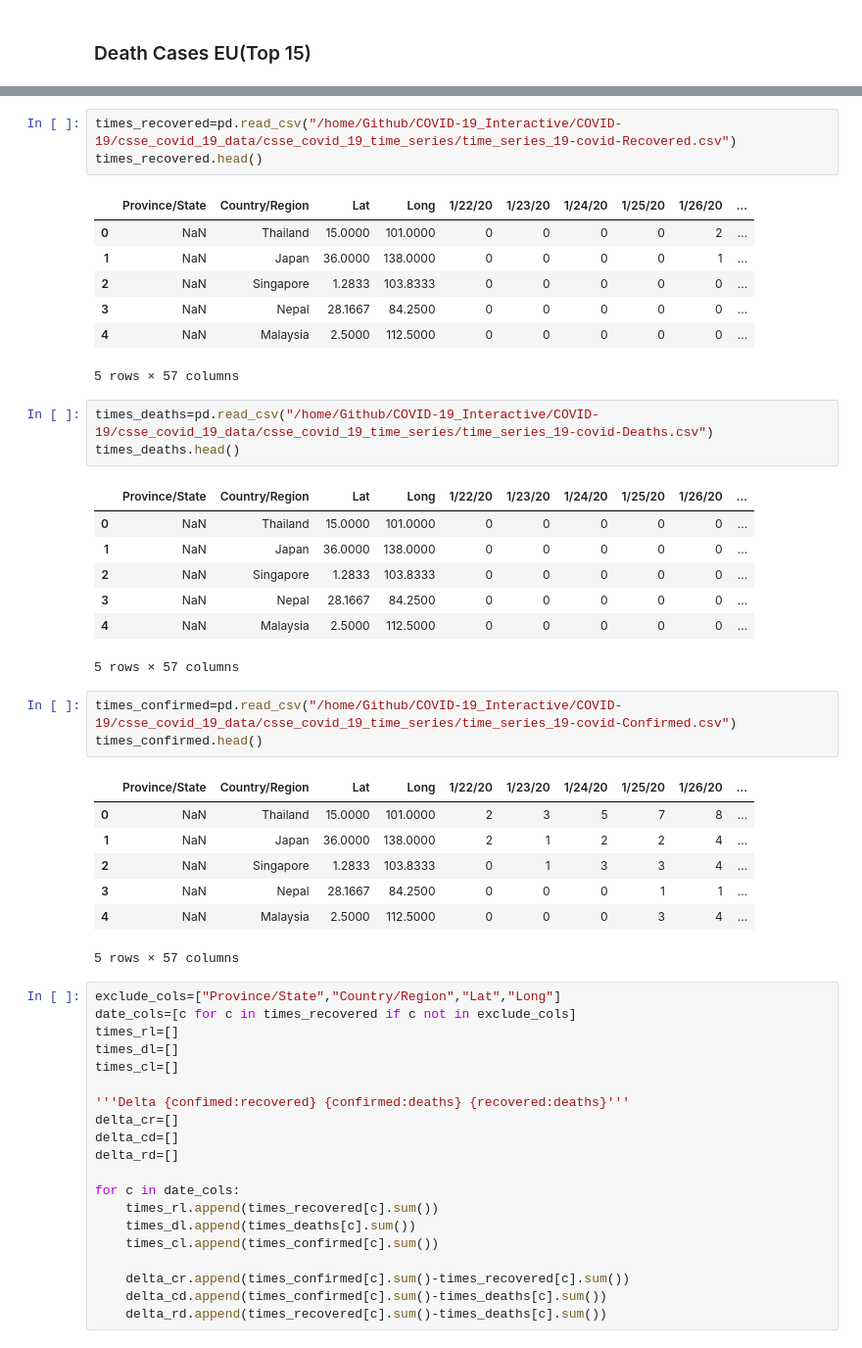
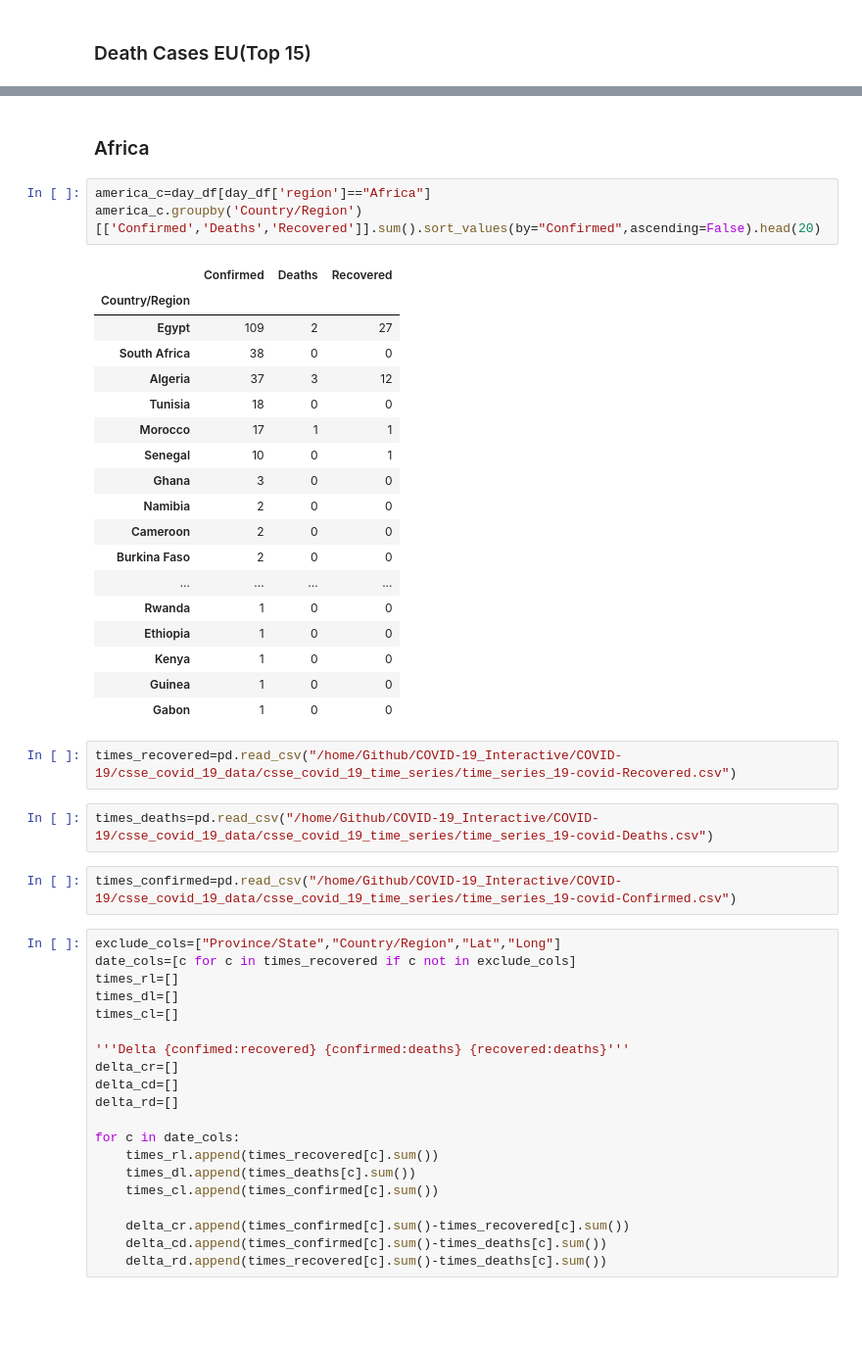
Before and after one commit to mpruna/COVID-19_Interactive, a Jupyter notebook: covid-19.ipynb, the cells around one changed output, grey strips where cells are left out. Shown at 98% size. Saved outputs shown, nothing was run; the diff lists cells and outputs as text; blank space fills up the shorter version.

```diff
--- a/covid-19.ipynb
+++ b/covid-19.ipynb
@@ -277,36 +295,33 @@ KeplerGl()
+# %% [markdown]
+### Africa
+# %%
+america_c=day_df[day_df['region']=="Africa"]
+america_c.groupby('Country/Region')[['Confirmed','Deaths','Recovered']].sum().sort_values(by="Confirmed",ascending=False).head(20)
+# %% [output]
+|  | Confirmed | Deaths | Recovered |
+| Country/Region |  |  |  |
+| Egypt | 109 | 2 | 27 |
+| South Africa | 38 | 0 | 0 |
+| Algeria | 37 | 3 | 12 |
+| Tunisia | 18 | 0 | 0 |
+| Morocco | 17 | 1 | 1 |
+| Senegal | 10 | 0 | 1 |
+| Ghana | 3 | 0 | 0 |
+| Namibia | 2 | 0 | 0 |
+| Cameroon | 2 | 0 | 0 |
+| Burkina Faso | 2 | 0 | 0 |
+| ... | ... | ... | ... |
+| Rwanda | 1 | 0 | 0 |
+| Ethiopia | 1 | 0 | 0 |
+| Kenya | 1 | 0 | 0 |
+| Guinea | 1 | 0 | 0 |
+| Gabon | 1 | 0 | 0 |
 # %%
 times_recovered=pd.read_csv("/home/Github/COVID-19_Interactive/COVID-19/csse_covid_19_data/csse_covid_19_time_series/time_series_19-covid-Recovered.csv")
-times_recovered.head()
-# %% [output]
-|  | Province/State | Country/Region | Lat | Long | 1/22/20 | 1/23/20 | 1/24/20 | 1/25/20 | 1/26/20 | ... |
-| 0 | NaN | Thailand | 15.0000 | 101.0000 | 0 | 0 | 0 | 0 | 2 | ... |
-| 1 | NaN | Japan | 36.0000 | 138.0000 | 0 | 0 | 0 | 0 | 1 | ... |
-| 2 | NaN | Singapore | 1.2833 | 103.8333 | 0 | 0 | 0 | 0 | 0 | ... |
-| 3 | NaN | Nepal | 28.1667 | 84.2500 | 0 | 0 | 0 | 0 | 0 | ... |
-| 4 | NaN | Malaysia | 2.5000 | 112.5000 | 0 | 0 | 0 | 0 | 0 | ... |
-5 rows × 57 columns
 # %%
 times_deaths=pd.read_csv("/home/Github/COVID-19_Interactive/COVID-19/csse_covid_19_data/csse_covid_19_time_series/time_series_19-covid-Deaths.csv")
-times_deaths.head()
-# %% [output]
-|  | Province/State | Country/Region | Lat | Long | 1/22/20 | 1/23/20 | 1/24/20 | 1/25/20 | 1/26/20 | ... |
-| 0 | NaN | Thailand | 15.0000 | 101.0000 | 0 | 0 | 0 | 0 | 0 | ... |
-| 1 | NaN | Japan | 36.0000 | 138.0000 | 0 | 0 | 0 | 0 | 0 | ... |
-| 2 | NaN | Singapore | 1.2833 | 103.8333 | 0 | 0 | 0 | 0 | 0 | ... |
-| 3 | NaN | Nepal | 28.1667 | 84.2500 | 0 | 0 | 0 | 0 | 0 | ... |
-| 4 | NaN | Malaysia | 2.5000 | 112.5000 | 0 | 0 | 0 | 0 | 0 | ... |
-5 rows × 57 columns
 # %%
 times_confirmed=pd.read_csv("/home/Github/COVID-19_Interactive/COVID-19/csse_covid_19_data/csse_covid_19_time_series/time_series_19-covid-Confirmed.csv")
-times_confirmed.head()
-# %% [output]
-|  | Province/State | Country/Region | Lat | Long | 1/22/20 | 1/23/20 | 1/24/20 | 1/25/20 | 1/26/20 | ... |
-| 0 | NaN | Thailand | 15.0000 | 101.0000 | 2 | 3 | 5 | 7 | 8 | ... |
-| 1 | NaN | Japan | 36.0000 | 138.0000 | 2 | 1 | 2 | 2 | 4 | ... |
-| 2 | NaN | Singapore | 1.2833 | 103.8333 | 0 | 1 | 3 | 3 | 4 | ... |
-| 3 | NaN | Nepal | 28.1667 | 84.2500 | 0 | 0 | 0 | 1 | 1 | ... |
-| 4 | NaN | Malaysia | 2.5000 | 112.5000 | 0 | 0 | 0 | 3 | 4 | ... |
-5 rows × 57 columns
 # %%
 exclude_cols=["Province/State","Country/Region","Lat","Long"]
 date_cols=[c for c in times_recovered if c not in exclude_cols]
```
Also changed, not shown: parts of 22 cells of this notebook, 5 other files.
